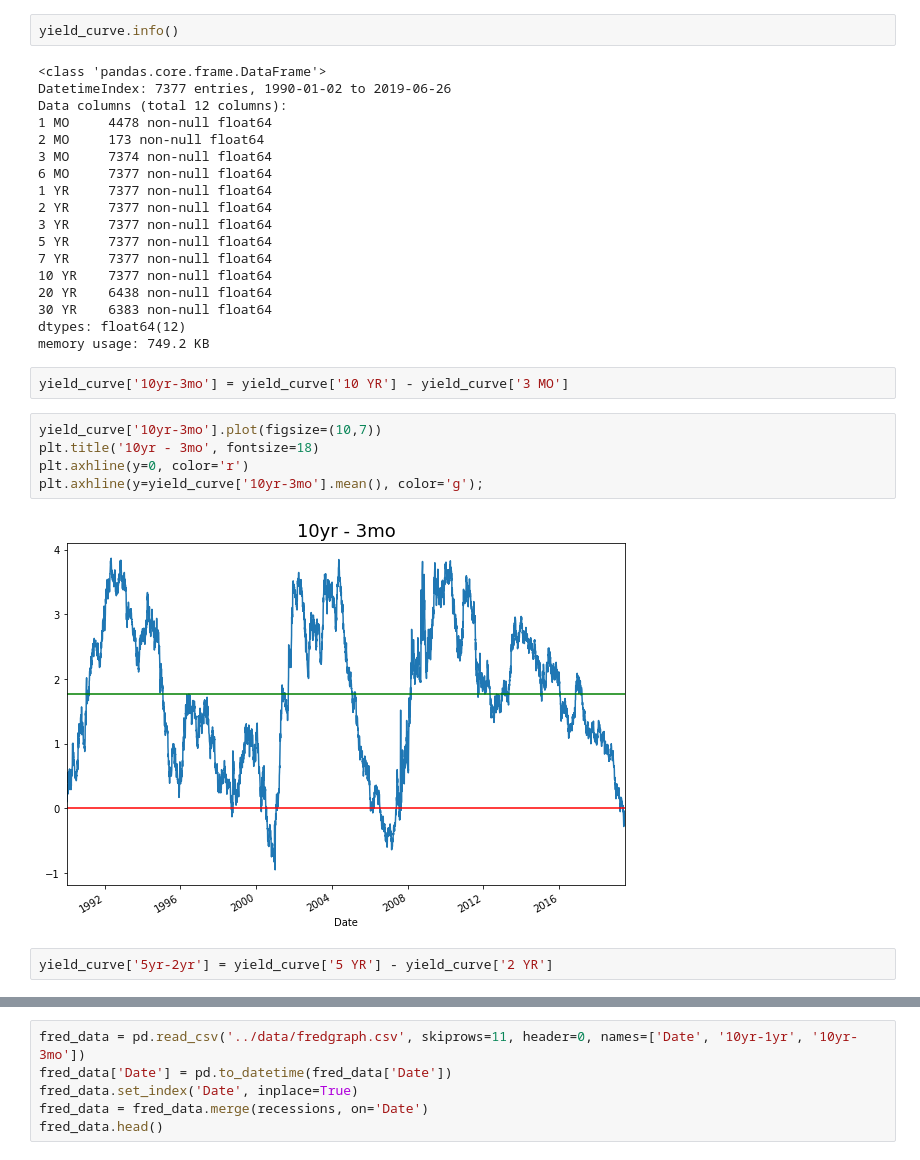
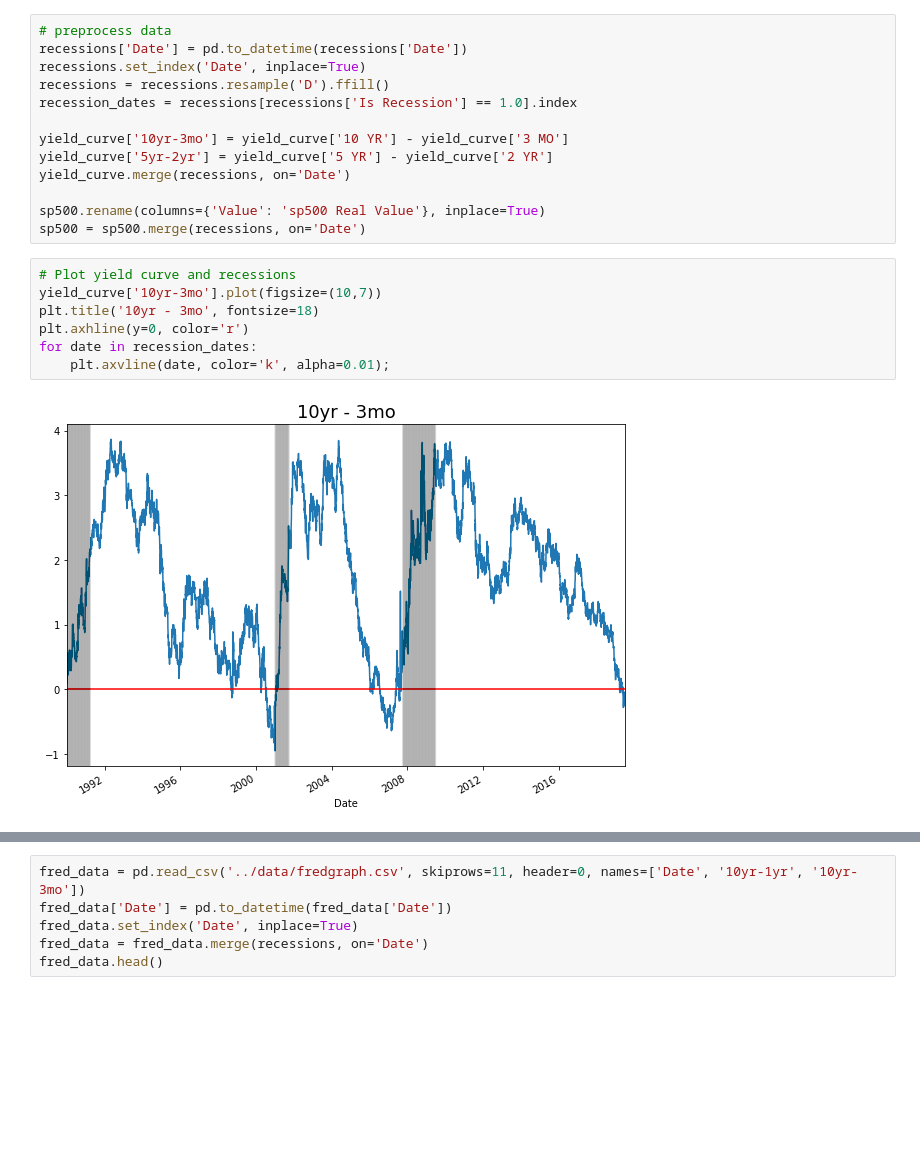
Before and after one commit to mattg12/Macro-Research, a Jupyter notebook: notebooks/Yield_Curve_Inversions.ipynb, the cells around one changed output, grey strips where cells are left out. Saved outputs shown, nothing was run; the diff lists cells and outputs as text; blank space fills up the shorter version.

```diff
--- a/notebooks/Yield_Curve_Inversions.ipynb
+++ b/notebooks/Yield_Curve_Inversions.ipynb
@@ -32,31 +27,22 @@ yield_curve.head()
-# %%
-yield_curve.info()
-# %% [output]
-<class 'pandas.core.frame.DataFrame'>
-DatetimeIndex: 7377 entries, 1990-01-02 to 2019-06-26
-Data columns (total 12 columns):
-1 MO     4478 non-null float64
-2 MO     173 non-null float64
-3 MO     7374 non-null float64
-6 MO     7377 non-null float64
-1 YR     7377 non-null float64
-2 YR     7377 non-null float64
-3 YR     7377 non-null float64
-5 YR     7377 non-null float64
-7 YR     7377 non-null float64
-10 YR    7377 non-null float64
-20 YR    6438 non-null float64
-30 YR    6383 non-null float64
-dtypes: float64(12)
-memory usage: 749.2 KB
-# %%
-yield_curve['10yr-3mo'] = yield_curve['10 YR'] - yield_curve['3 MO']
+# %%
+# preprocess data
+recessions['Date'] = pd.to_datetime(recessions['Date'])
+recessions.set_index('Date', inplace=True)
+recessions = recessions.resample('D').ffill()
+recession_dates = recessions[recessions['Is Recession'] == 1.0].index
+
+yield_curve['10yr-3mo'] = yield_curve['10 YR'] - yield_curve['3 MO']
+yield_curve['5yr-2yr'] = yield_curve['5 YR'] - yield_curve['2 YR']
+yield_curve.merge(recessions, on='Date')
+
+sp500.rename(columns={'Value': 'sp500 Real Value'}, inplace=True)
+sp500 = sp500.merge(recessions, on='Date')
 # %%
+# Plot yield curve and recessions
 yield_curve['10yr-3mo'].plot(figsize=(10,7))
 plt.title('10yr - 3mo', fontsize=18)
 plt.axhline(y=0, color='r')
-plt.axhline(y=yield_curve['10yr-3mo'].mean(), color='g');
+for date in recession_dates:
+    plt.axvline(date, color='k', alpha=0.01);
 # %% [output]
-[figure, old version]
+[figure, new version]
-# %%
-yield_curve['5yr-2yr'] = yield_curve['5 YR'] - yield_curve['2 YR']
```
Also changed, not shown: parts of 24 cells of this notebook.
